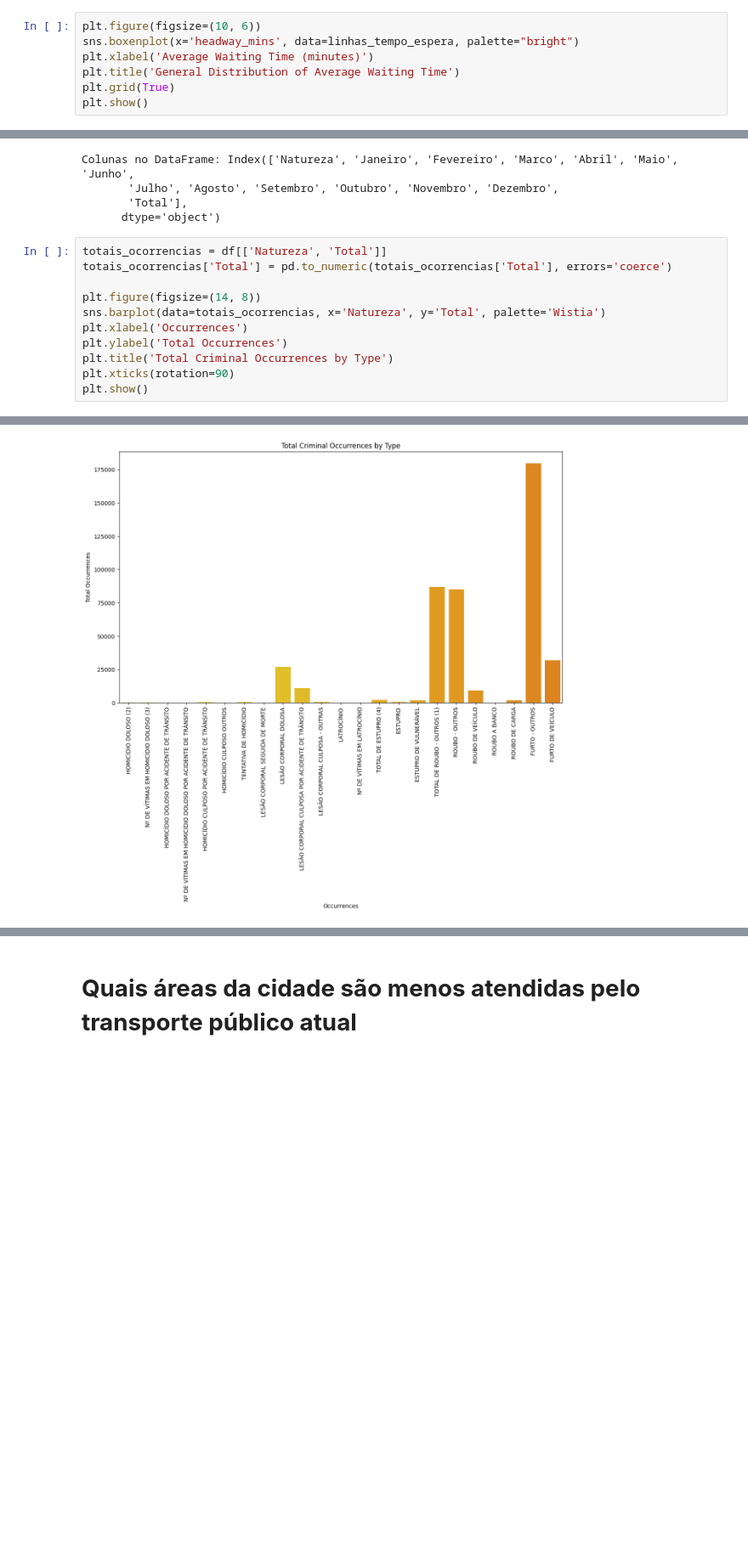
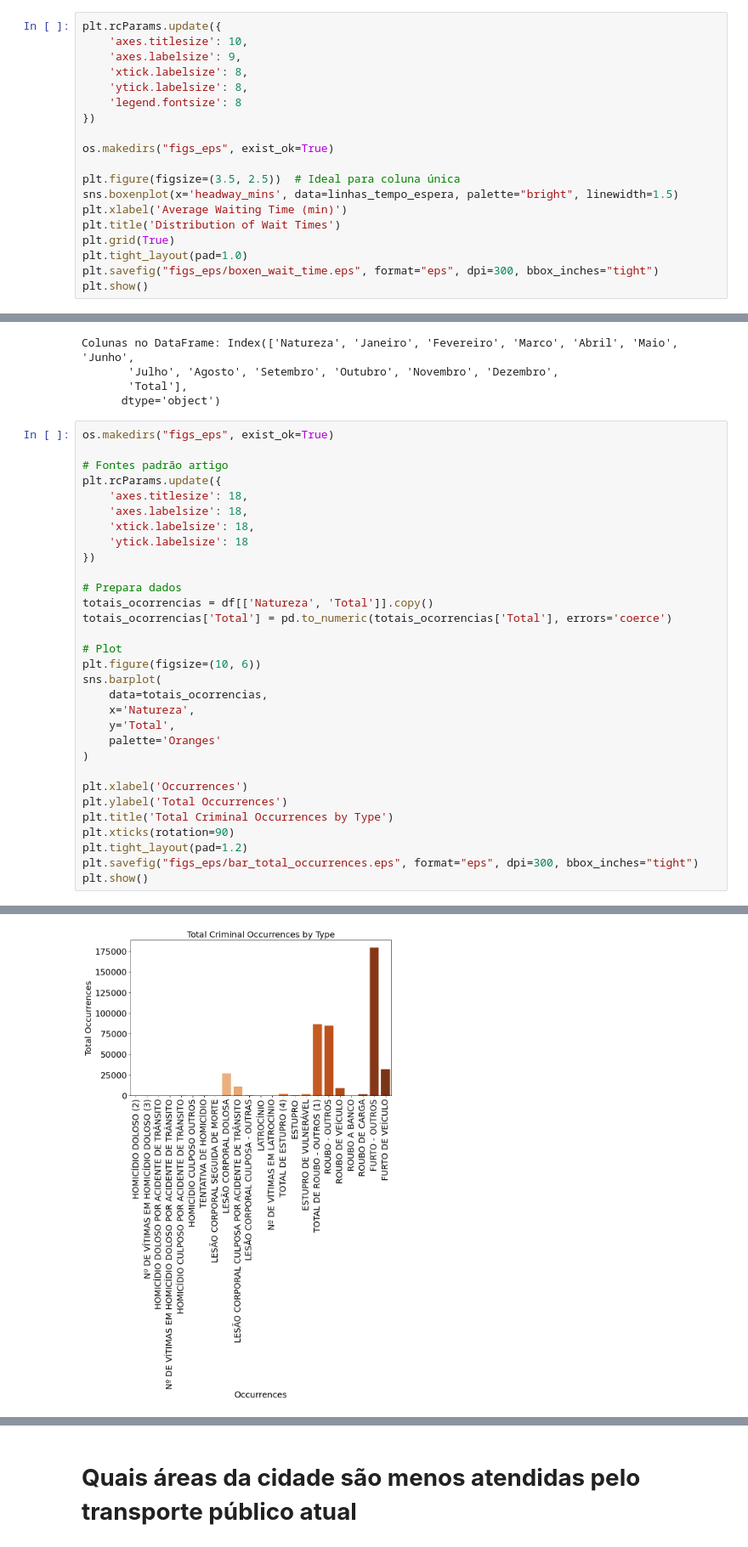
Before and after one commit to Lucas-HenriqueAntonio/SP_Public_Transport_Data_Analysis, a Jupyter notebook: SP_Public_Transport_Data_Analisys.ipynb, the cells around one changed output, grey strips where cells are left out. Shown at 85% size. Drawn from its saved outputs; the diff is of its cells as text; blank space fills up the shorter version.

```diff
--- a/SP_Public_Transport_Data_Analisys.ipynb
+++ b/SP_Public_Transport_Data_Analisys.ipynb
@@ -135,11 +140,23 @@ print(linhas_tempo_espera[['route_short_name', 'route_long_name', 'headway_secs'
 3     12.952381       0.215873
 4     12.952381       0.215873
 # %%
-plt.figure(figsize=(10, 6))
-sns.boxenplot(x='headway_mins', data=linhas_tempo_espera, palette="bright")
-plt.xlabel('Average Waiting Time (minutes)')
-plt.title('General Distribution of Average Waiting Time')
+plt.rcParams.update({
+    'axes.titlesize': 10,
+    'axes.labelsize': 9,
+    'xtick.labelsize': 8,
+    'ytick.labelsize': 8,
+    'legend.fontsize': 8
+})
+
+os.makedirs("figs_eps", exist_ok=True)
+
+plt.figure(figsize=(3.5, 2.5))  # Ideal para coluna única
+sns.boxenplot(x='headway_mins', data=linhas_tempo_espera, palette="bright", linewidth=1.5)
+plt.xlabel('Average Waiting Time (min)')
+plt.title('Distribution of Wait Times')
 plt.grid(True)
+plt.tight_layout(pad=1.0)
+plt.savefig("figs_eps/boxen_wait_time.eps", format="eps", dpi=300, bbox_inches="tight")
 plt.show()
 # %% [output]
 Passing `palette` without assigning `hue` is deprecated and will be removed in v0.14.0. Assign the `y` variable to `hue` and set `legend=False` for the same effect.
@@ -322,14 +466,34 @@ Colunas no DataFrame: Index(['Natureza', 'Janeiro', 'Fevereiro', 'Marco', 'Abril
        'Total'],
       dtype='object')
 # %%
-totais_ocorrencias = df[['Natureza', 'Total']]
+os.makedirs("figs_eps", exist_ok=True)
+
+# Fontes padrão artigo
+plt.rcParams.update({
+    'axes.titlesize': 18,
+    'axes.labelsize': 18,
+    'xtick.labelsize': 18,
+    'ytick.labelsize': 18
+})
+
+# Prepara dados
+totais_ocorrencias = df[['Natureza', 'Total']].copy()
 totais_ocorrencias['Total'] = pd.to_numeric(totais_ocorrencias['Total'], errors='coerce')
 
-plt.figure(figsize=(14, 8))
-sns.barplot(data=totais_ocorrencias, x='Natureza', y='Total', palette='Wistia')
+# Plot
+plt.figure(figsize=(10, 6))
+sns.barplot(
+    data=totais_ocorrencias,
+    x='Natureza',
+    y='Total',
+    palette='Oranges'
+)
+
 plt.xlabel('Occurrences')
 plt.ylabel('Total Occurrences')
 plt.title('Total Criminal Occurrences by Type')
 plt.xticks(rotation=90)
+plt.tight_layout(pad=1.2)
+plt.savefig("figs_eps/bar_total_occurrences.eps", format="eps", dpi=300, bbox_inches="tight")
 plt.show()
 # %% [output]
@@ -345,2 +503,2 @@ Passing `palette` without assigning `hue` is deprecated and will be removed in v
-[figure, old version]
+[figure, new version]
 # %%
```
Also changed, not shown: parts of 21 cells of this notebook.
